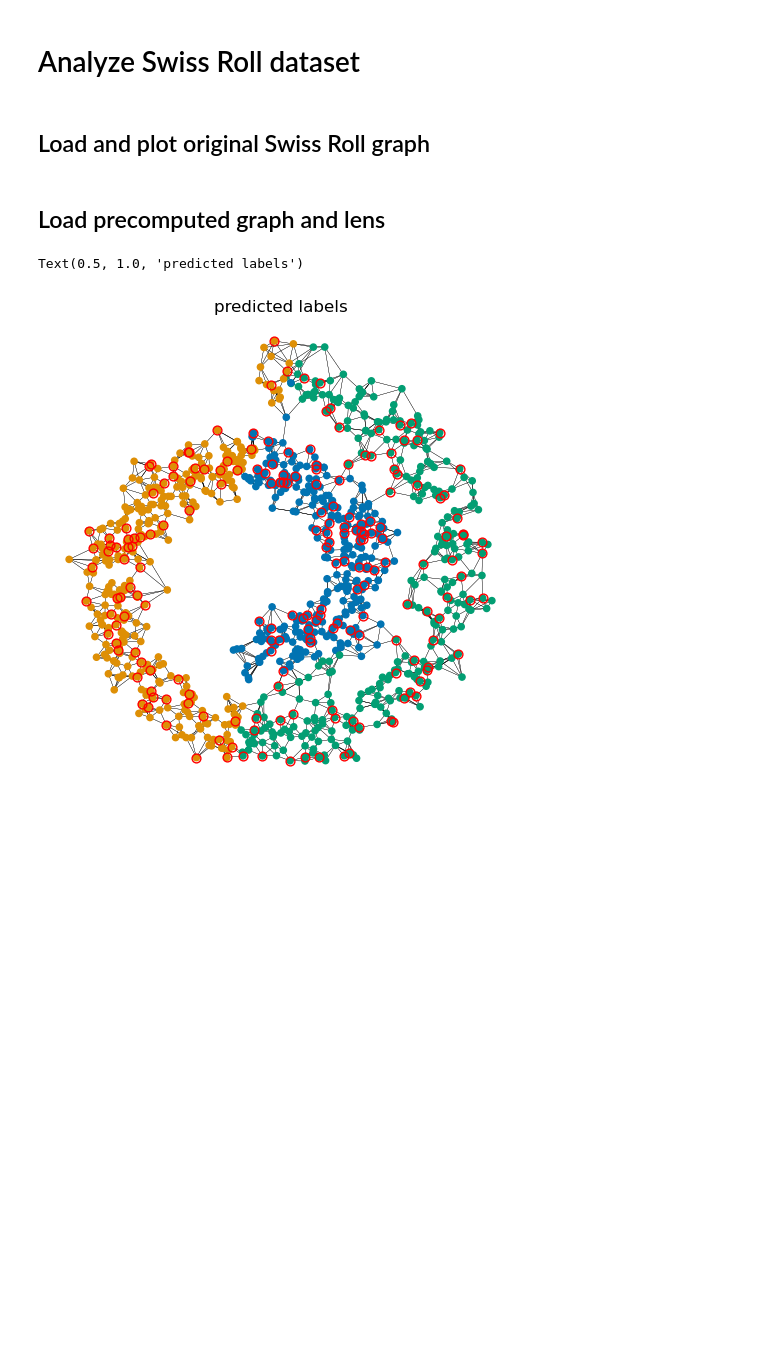
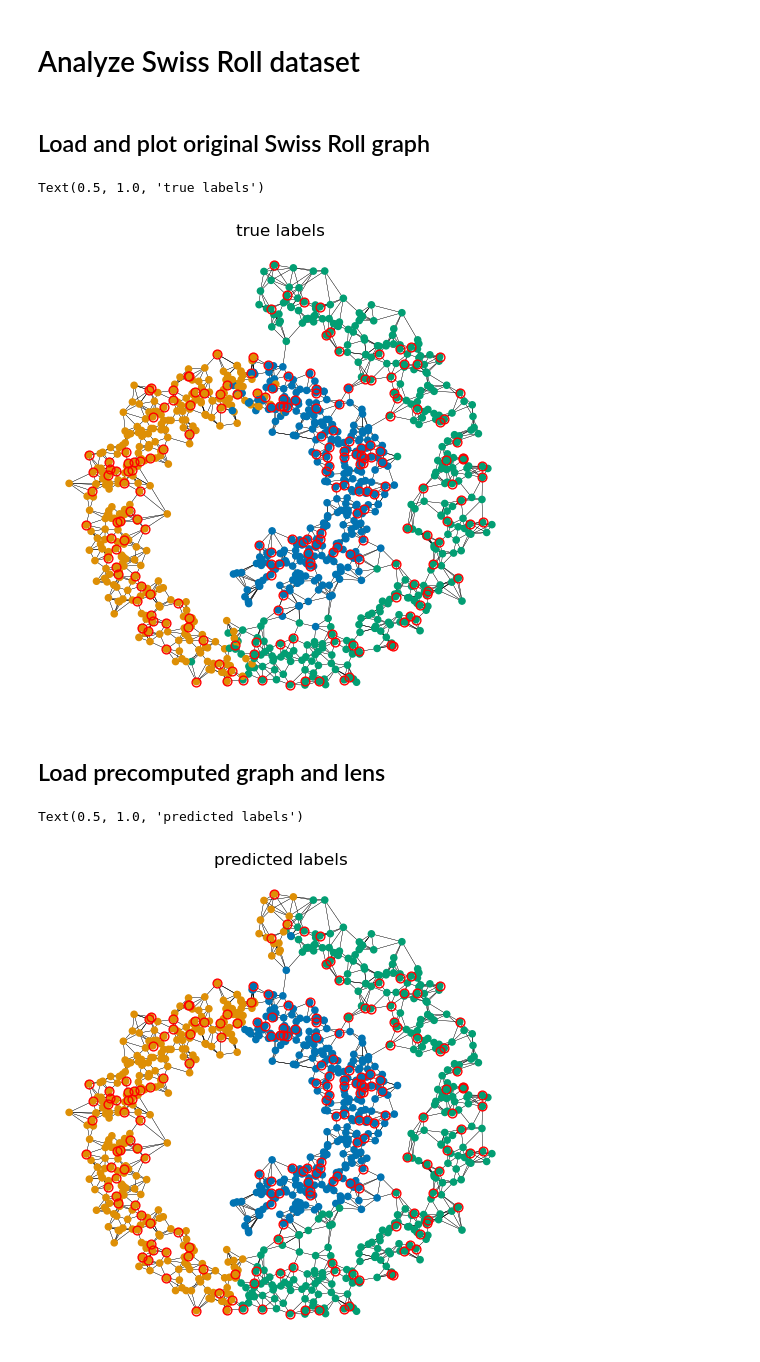
Before and after one commit to aliceseba/Graph-Topological-Data-Analysis, a Jupyter notebook: analyze_swiss_roll.ipynb, the cells around one changed output. Cells and saved outputs as stored; diff of their text form; code cells hidden in the pictures; blank space fills up the shorter version.

```diff
--- a/analyze_swiss_roll.ipynb
+++ b/analyze_swiss_roll.ipynb
@@ -27,35 +30,38 @@ all_class_colors = [(1.0, 0.4980392156862745, 0.054901960784313725),
 # %%
 ei,ej,e = [],[],[]
 with open(f"{savepath}/edge_list_orig.txt","r") as f:
     lines = f.readlines()
     num_nodes = int(lines[0].strip().split(' ')[0]) #remove spaces and split words/numbers
     for line in lines[1::]:
         line = line.strip().split(' ') #as above but between the column add a space
         ei.append(int(line[0]))
         ej.append(int(line[1]))
         e.append(int(line[2]))
 G_orig = sp.csr_matrix((e,(ei,ej)),(num_nodes,num_nodes)) #csr_matrix((data, (row_ind, col_ind)), [shape=(M, N)])
 #where data, row_ind and col_ind satisfy the relationship a[row_ind[k], col_ind[k]] = data[k].
 labels = np.load(f"{savepath}/labels.npy")
 coords = np.load(f"{savepath}/coords.npy")
 with open(f"{savepath}/train_nodes.txt","r") as f:
     lines = f.readlines()
     train_nodes = [int(i.strip()) for i in lines]
 with open(f"{savepath}/val_nodes.txt","r") as f:
     lines = f.readlines()
     val_nodes = [int(i.strip()) for i in lines]  #remove blankes before and after the string
 with open(f"{savepath}/test_nodes.txt","r") as f:
     lines = f.readlines()
     test_nodes = [int(i.strip()) for i in lines]
 
-# node_colors_class_truth = np.array([allcolors[i] for i in labels])
-# fig,ax = plt.subplots(figsize=(6,6))
-# plot_graph(G_orig,node_colors_class_truth,coords,fig=fig,ax=ax,s=20) #defined in [2]!
-# ax.scatter(coords[train_nodes,0],coords[train_nodes,1],edgecolors=(1,0,0),facecolors=(0,0,0,0),s=40,linewidths=1.0)
-# ax.scatter(coords[val_nodes,0],coords[val_nodes,1],edgecolors=(1,0,0),facecolors=(0,0,0,0),s=40,linewidths=1.0) #add a
-# #red circle around nodes used to train and validation
-# #ax.set_title('true labels')
+node_colors_class_truth = np.array([allcolors[i] for i in labels])
+fig,ax = plt.subplots(figsize=(6,6))
+plot_graph(G_orig,node_colors_class_truth,coords,fig=fig,ax=ax,s=20) #defined in [2]!
+ax.scatter(coords[train_nodes,0],coords[train_nodes,1],edgecolors=(1,0,0),facecolors=(0,0,0,0),s=40,linewidths=1.0)
+ax.scatter(coords[val_nodes,0],coords[val_nodes,1],edgecolors=(1,0,0),facecolors=(0,0,0,0),s=40,linewidths=1.0)
+ax.set_title('true labels')
+
 # plt.savefig('swissroll_orig.pdf')
+# %% [output]
+Text(0.5, 1.0, 'true labels')
+[figure, added]
 # %% [markdown]
 ## Load precomputed graph and lens
 # %%
```
Also changed, not shown: parts of 4 cells of this notebook.
